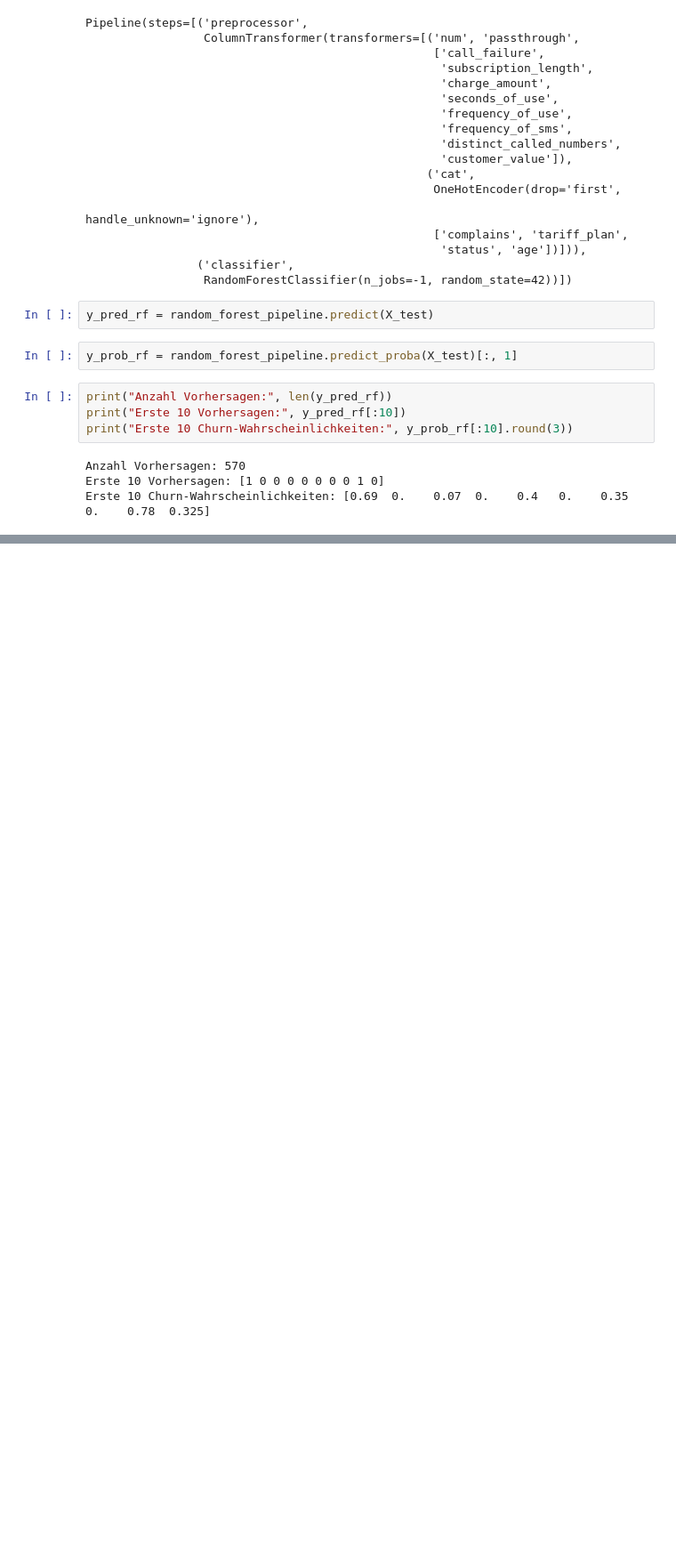
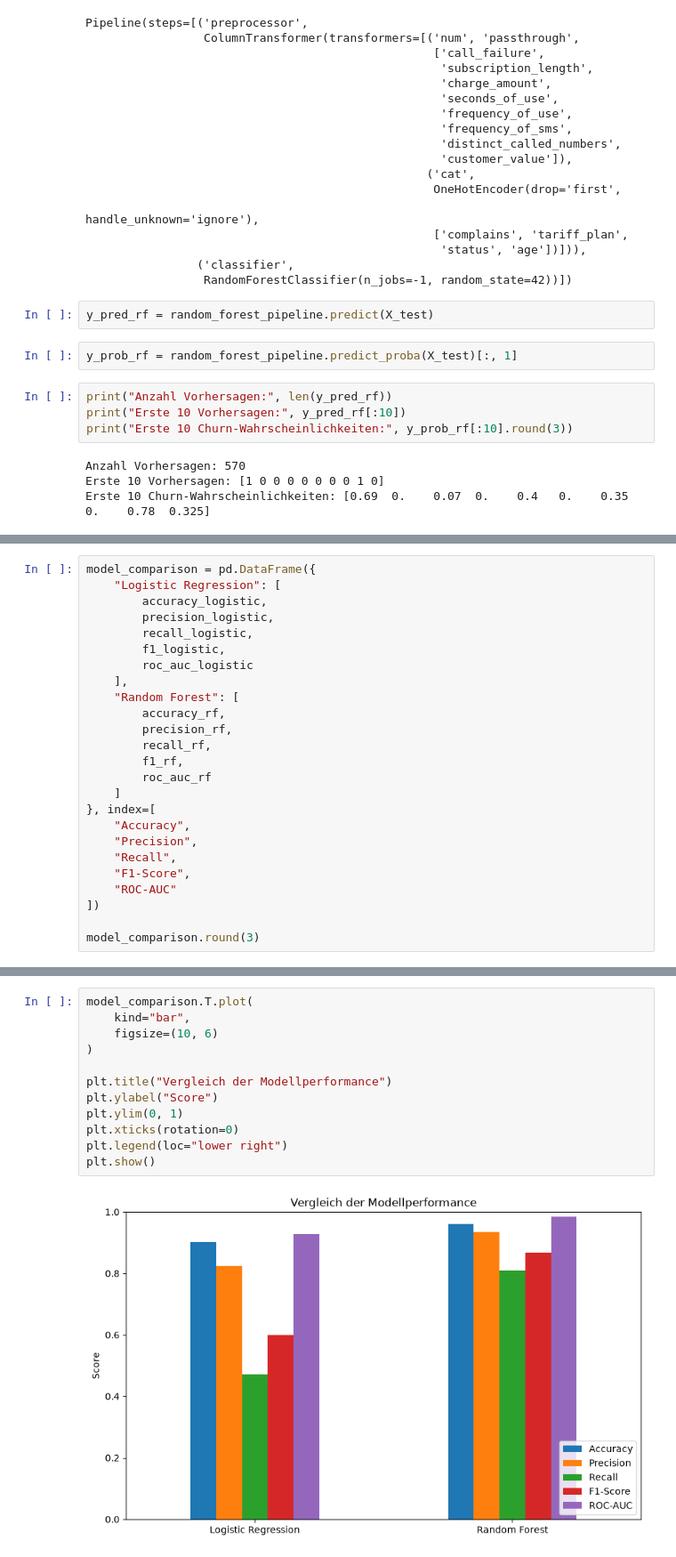
Before and after one commit to selma1405/telecom-customer-churn, a Jupyter notebook: notebooks/03_modeling.ipynb, the cells around one changed output, grey strips where cells are left out. Shown at 89% size. Drawn from its saved outputs; the diff is of its cells as text; blank space fills up the shorter version.

Commit message:
eval: compare model performance

```diff
--- a/notebooks/03_modeling.ipynb
+++ b/notebooks/03_modeling.ipynb
@@ -349,0 +465,25 @@ Erste 10 Churn-Wahrscheinlichkeiten: [0.69  0.    0.07  0.    0.4   0.    0.35
+# %%
+model_comparison = pd.DataFrame({
+    "Logistic Regression": [
+        accuracy_logistic,
+        precision_logistic,
+        recall_logistic,
+        f1_logistic,
+        roc_auc_logistic
+    ],
+    "Random Forest": [
+        accuracy_rf,
+        precision_rf,
+        recall_rf,
+        f1_rf,
+        roc_auc_rf
+    ]
+}, index=[
+    "Accuracy",
+    "Precision",
+    "Recall",
+    "F1-Score",
+    "ROC-AUC"
+])
+
+model_comparison.round(3)
@@ -349,0 +497,14 @@ Erste 10 Churn-Wahrscheinlichkeiten: [0.69  0.    0.07  0.    0.4   0.    0.35
+# %%
+model_comparison.T.plot(
+    kind="bar",
+    figsize=(10, 6)
+)
+
+plt.title("Vergleich der Modellperformance")
+plt.ylabel("Score")
+plt.ylim(0, 1)
+plt.xticks(rotation=0)
+plt.legend(loc="lower right")
+plt.show()
+# %% [output]
+[figure, added]
```
Also changed, not shown: parts of 19 cells of this notebook.
